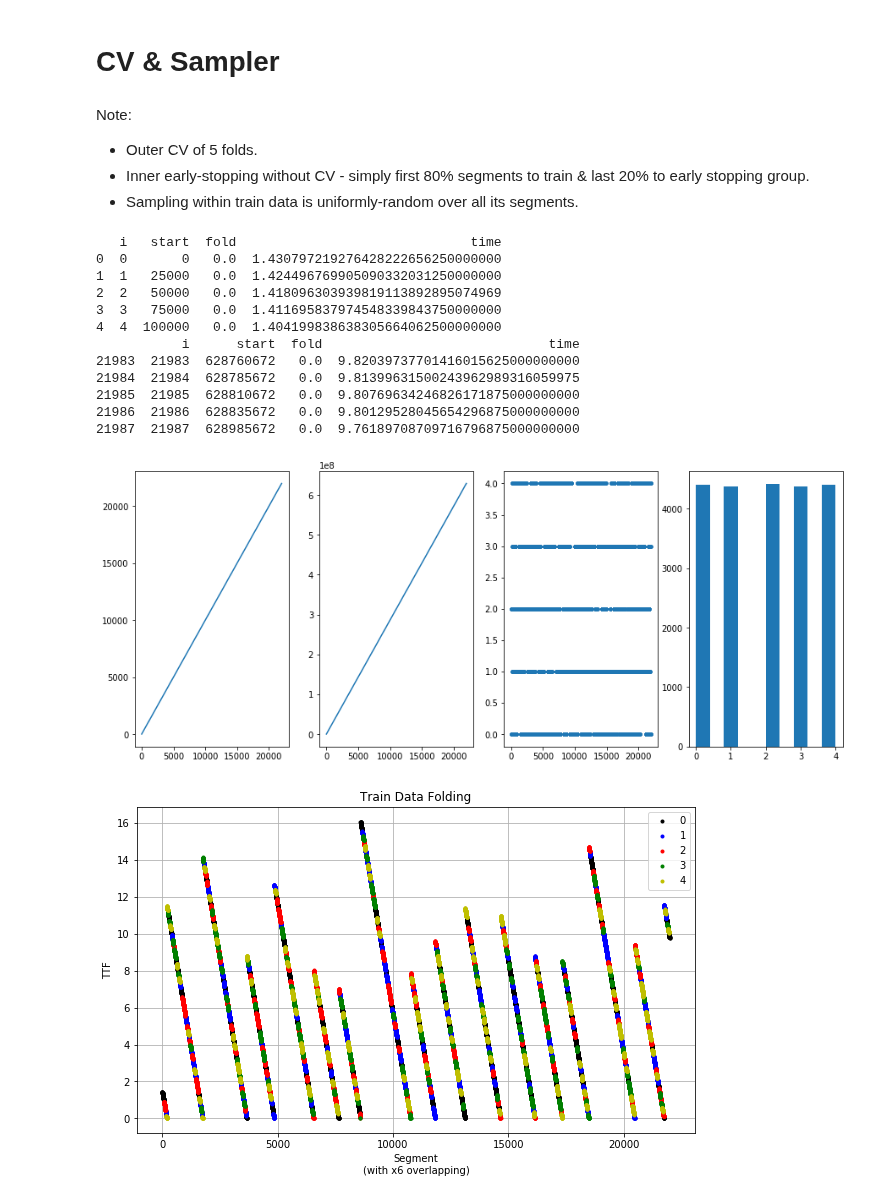
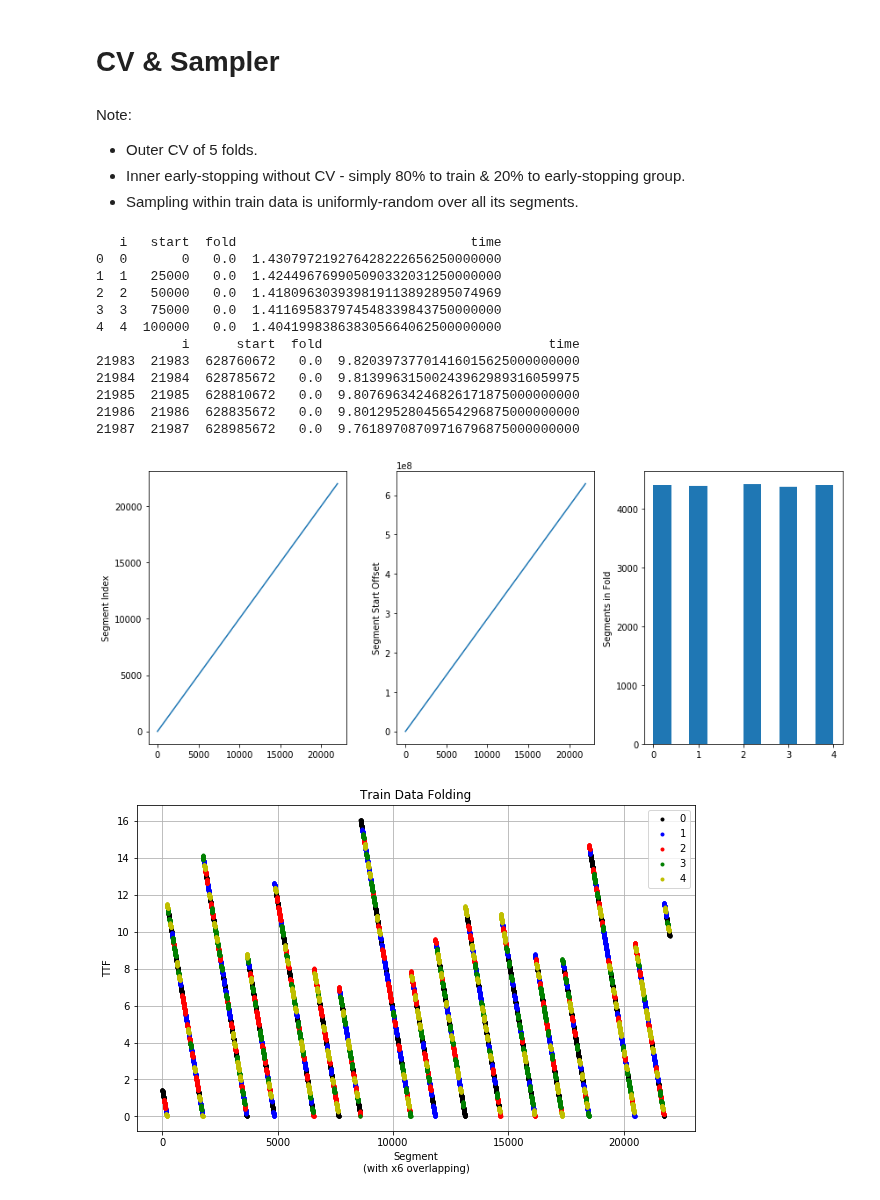
Before and after one commit to ido90/Earthquakes, a Jupyter notebook: Transformer/transformer-network.ipynb, the cells around one changed output. Drawn from its saved outputs; the diff is of its cells as text; code cells hidden in the pictures.

```diff
--- a/Transformer/transformer-network.ipynb
+++ b/Transformer/transformer-network.ipynb
@@ -110,6 +72,6 @@ print(X_train_mean, X_train_std)
 # %% [markdown]
 Note:
 - Outer CV of 5 folds.
-- Inner early-stopping without CV - simply first 80% segments to train & last 20% to early stopping group.
+- Inner early-stopping without CV - simply 80% to train & 20% to early-stopping group.
 - Sampling within train data is uniformly-random over all its segments.
 # %%
@@ -159,51 +123,46 @@ def stratified_group_k_fold(X, y, groups, k, seed=42):
 # %%
 N_FOLDS = 5
 np.random.seed(368)
 tf.set_random_seed(368)
 
-if DEMO_CV:
-    N_SEGS = 500
-    FOLDS = pd.DataFrame({'i':np.arange(N_SEGS), 'start':np.arange(0,N_SEGS*50000,50000),
-                         'fold':np.repeat(np.arange(5),N_SEGS//N_FOLDS)})
-    print(FOLDS.head())
-    print(FOLDS.tail())
-
-else:
 #     meta = pd.read_pickle('train.meta.covs.pickle')
 #     meta['i'] = list(range(len(meta)))
-#     starts = np.array([x[0] for x in train_segments] + [train_segments[-1][1]])
+#     starts = np.array([x[0] for x in transitions] + [transitions[-1][1]])
 #     meta['start'] = meta.seg + starts[meta.cycle]
 #     iterator = stratified_group_k_fold(meta, pd.qcut(meta['qt'],10,labels=range(10)), groups=meta['group'], k=N_FOLDS, seed=25)
 #     for f, (dev_index, val_index) in enumerate(iterator):
 #         meta.loc[val_index,'fold'] = f
 #     FOLDS = meta[['i','start','fold']]
 #     FOLDS['time'] = [y_train[i+150000-1] for i in FOLDS.start]
 #     FOLDS.to_csv('folds.csv', index=False)
 
-    FOLDS = pd.read_csv('folds.csv')
+FOLDS = pd.read_csv('folds.csv') # the code that created this csv is above
 
-    fig,axs = plt.subplots(1,4, figsize=(15,6))
-    axs[0].plot(FOLDS.i)
-    axs[1].plot(FOLDS.start)
-    axs[2].plot(FOLDS.fold, '.')
-    axs[3].hist(FOLDS.fold)
+fig,axs = plt.subplots(1,3, figsize=(12,5))
+axs[0].plot(FOLDS.i)
+axs[0].set_ylabel('Segment Index')
+axs[1].plot(FOLDS.start)
+axs[1].set_ylabel('Segment Start Offset')
+axs[2].hist(FOLDS.fold)
+axs[2].set_ylabel('Segments in Fold')
+plt.tight_layout()
 
-    print(FOLDS.head())
-    print(FOLDS.tail())
+print(FOLDS.head())
+print(FOLDS.tail())
 # %% [output]
    i   start  fold                              time
 0  0       0   0.0  1.430797219276428222656250000000
 1  1   25000   0.0  1.424496769905090332031250000000
 2  2   50000   0.0  1.418096303939819113892895074969
 3  3   75000   0.0  1.411695837974548339843750000000
 4  4  100000   0.0  1.404199838638305664062500000000
            i      start  fold                             time
 21983  21983  628760672   0.0  9.82039737701416015625000000000
 21984  21984  628785672   0.0  9.81399631500243962989316059975
 21985  21985  628810672   0.0  9.80769634246826171875000000000
 21986  21986  628835672   0.0  9.80129528045654296875000000000
 21987  21987  628985672   0.0  9.76189708709716796875000000000
-[figure, old version]
+[figure, new version]
 # %%
 def plot_folds(meta, K_FOLDS=None, COLORS = ('k','b','r','g','y')):
     if K_FOLDS is None:
```
Also changed, not shown: parts of 23 cells of this notebook, 9 other files.
